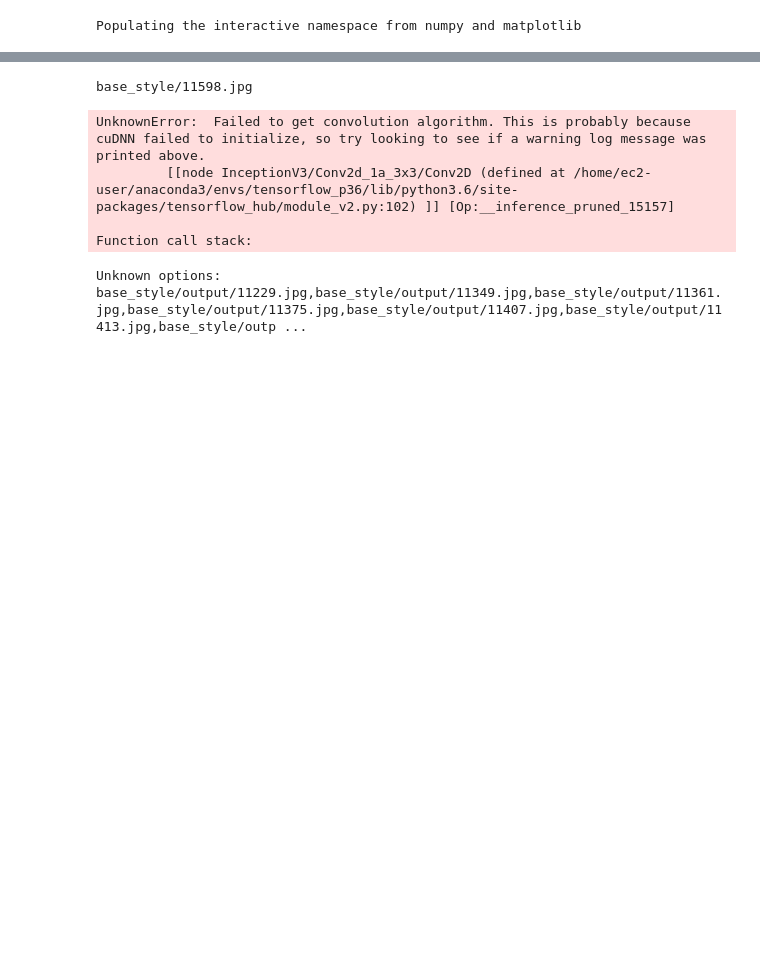
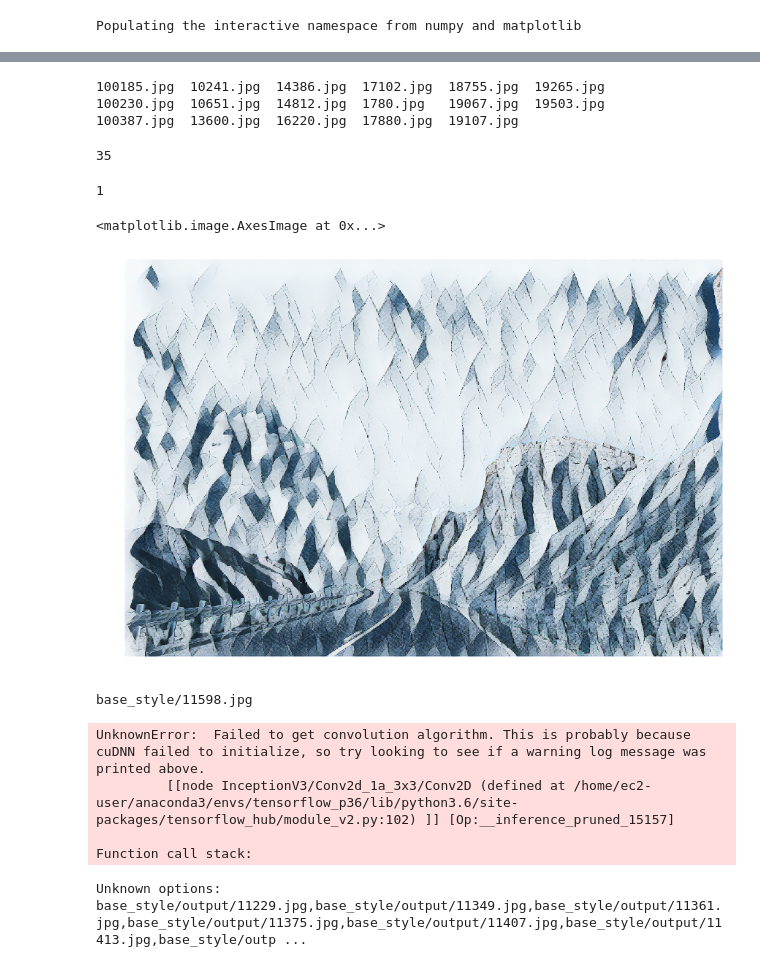
Before and after one commit to pzawadzk/deep-sea, a Jupyter notebook: transfer.ipynb, the cells around one changed output, grey strips where cells are left out. Saved outputs shown, nothing was run; the diff lists cells and outputs as text; code cells hidden in the pictures; blank space fills up the shorter version.

```diff
--- a/transfer.ipynb
+++ b/transfer.ipynb
@@ -147,0 +125,40 @@ style_image_tensor = create_style_batch_tf([style_path]*batch_size, batch_size)
+# %%
+import glob
+import os
+
+def save_image(image, filename):
+    im = Image.fromarray((image * 255).astype(np.uint8))
+    im.save(f"{filename}")
+
+
+content_path = 'DSC_0229.JPG'
+style_paths = "style_paths"
+
+output_dir = "output"
+output_dir_run = os.path.join(output_dir, content_path[:-4])
+
+if not os.path.exists(output_dir_run):
+    os.makedirs(output_dir_run)
+
+batch_size = 8
+content_image_tensor = create_content_batch_tf(content_path, batch_size)
+styles = [f for f in glob.glob(style_paths + "/*.jpg", recursive=False)]
+# %%
+%%time
+counter = 0
+for batch_run in range(35):
+    print("Running batch: ", batch_run)
+    style_image_tensor, file_indexes, counter = create_style_batch_tf(
+        styles,  batch_size=batch_size, index = counter)
+    hub_module = hub.load('https://tfhub.dev/google/magenta/arbitrary-image-stylization-v1-256/2')
+    combined_result = hub_module(tf.constant(content_image_tensor), tf.constant(style_image_tensor))
+
+    for i, j in enumerate(file_indexes):
+        filename = os.path.join(output_dir_run, styles[j][len(style_paths) + 1:])
+        img = combined_result[0][i].numpy()
+        save_image(img, filename)
+
+    print(counter)
+    if counter >= len(styles):
+        break
+print("Done")
@@ -147,0 +185,10 @@ style_image_tensor = create_style_batch_tf([style_path]*batch_size, batch_size)
+# %%
+ls output/DSC_0229/
+# %% [output]
+100185.jpg  10241.jpg  14386.jpg  17102.jpg  18755.jpg  19265.jpg
+100230.jpg  10651.jpg  14812.jpg  1780.jpg   19067.jpg  19503.jpg
+100387.jpg  13600.jpg  16220.jpg  17880.jpg  19107.jpg
+# %%
+len(styles)//8
+# %% [output]
+35
@@ -148 +199,10 @@ style_image_tensor = create_style_batch_tf([style_path]*batch_size, batch_size)
+# %%
+len(combined_result)
+# %% [output]
+1
+# %%
+tensor_to_image(combined_result[0])
+# %% [output]
+<matplotlib.image.AxesImage at 0x...>
+[figure, added]
 # %%
```
Also changed, not shown: parts of 16 cells of this notebook.
